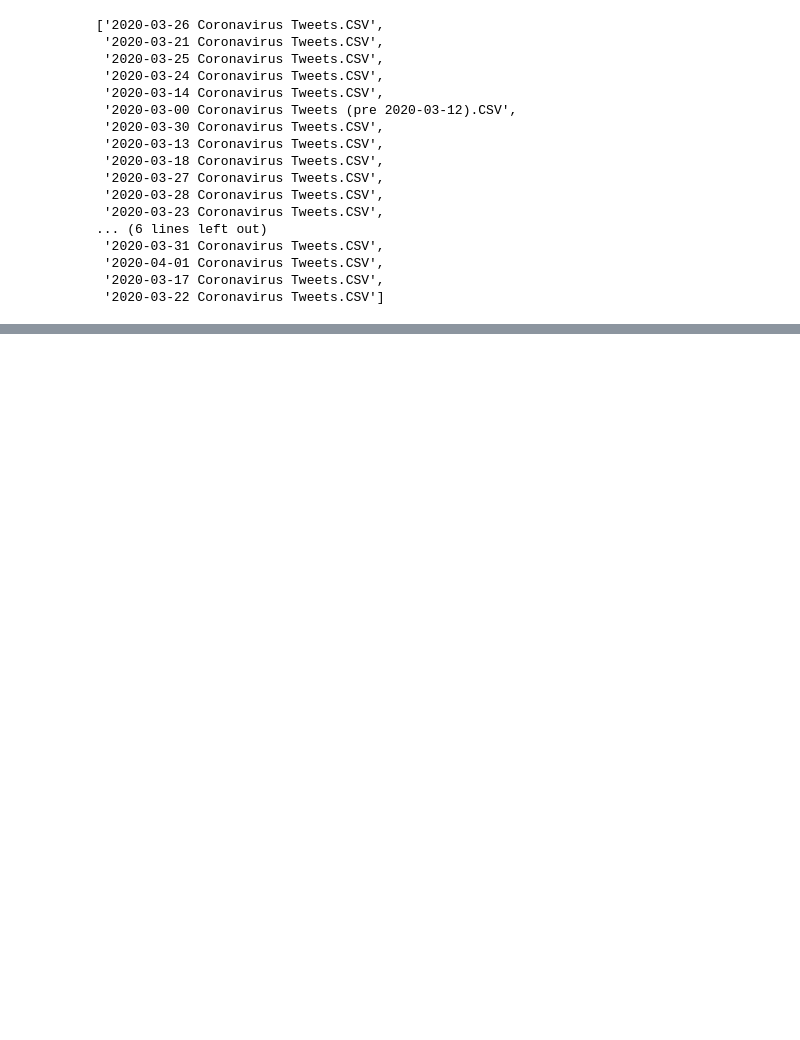
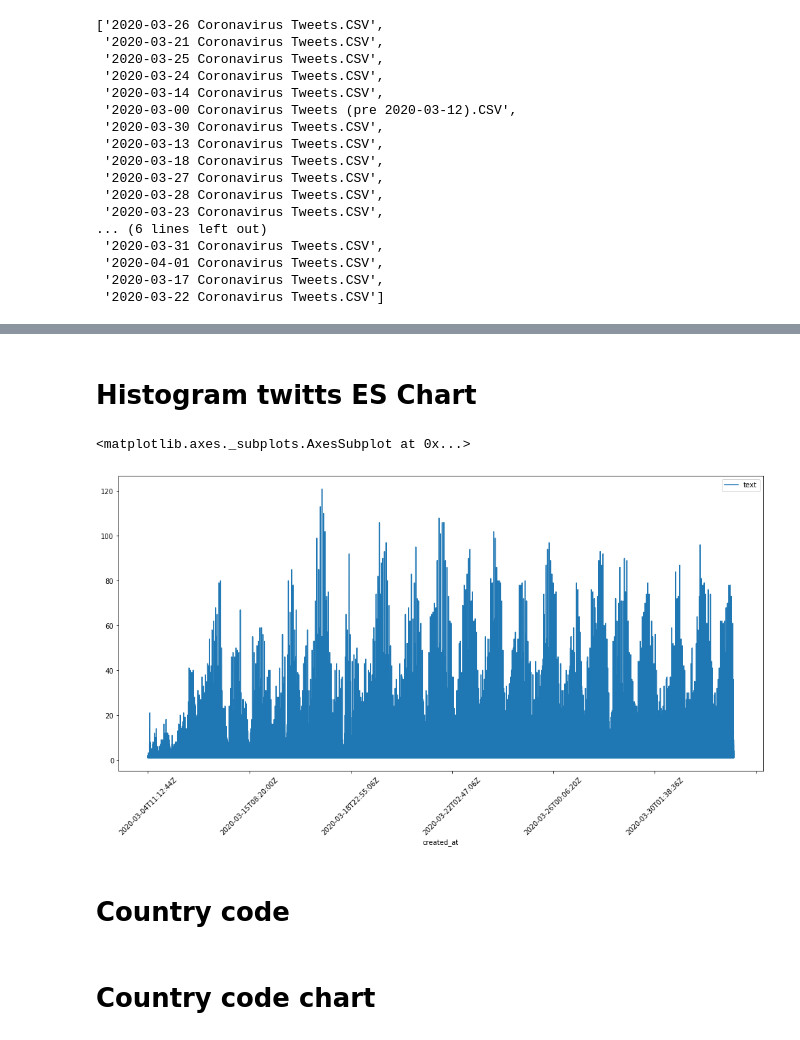
Before and after one commit to gachet/covid19-1, a Jupyter notebook: eda/eda.ipynb, the cells around one changed output, grey strips where cells are left out. Saved outputs shown, nothing was run; the diff lists cells and outputs as text; code cells hidden in the pictures; blank space fills up the shorter version.

```diff
--- a/eda/eda.ipynb
+++ b/eda/eda.ipynb
@@ -89,0 +165,2 @@ es_twitts.head(500)
+# %%
+line_df = es_twitts.groupby('created_at')['text'].nunique().reset_index()
@@ -89,0 +170,9 @@ es_twitts.head(500)
+# %% [markdown]
+# Histogram twitts ES Chart
+# %%
+line_df.plot(figsize=(17,8), x='created_at', y='text', rot=45)
+# %% [output]
+<matplotlib.axes._subplots.AxesSubplot at 0x...>
+[figure, added]
+# %% [markdown]
+# Country code
@@ -89,0 +185,2 @@ es_twitts.head(500)
+# %% [markdown]
+# Country code chart
```
Also changed, not shown: parts of 33 cells of this notebook, 1 other file.
